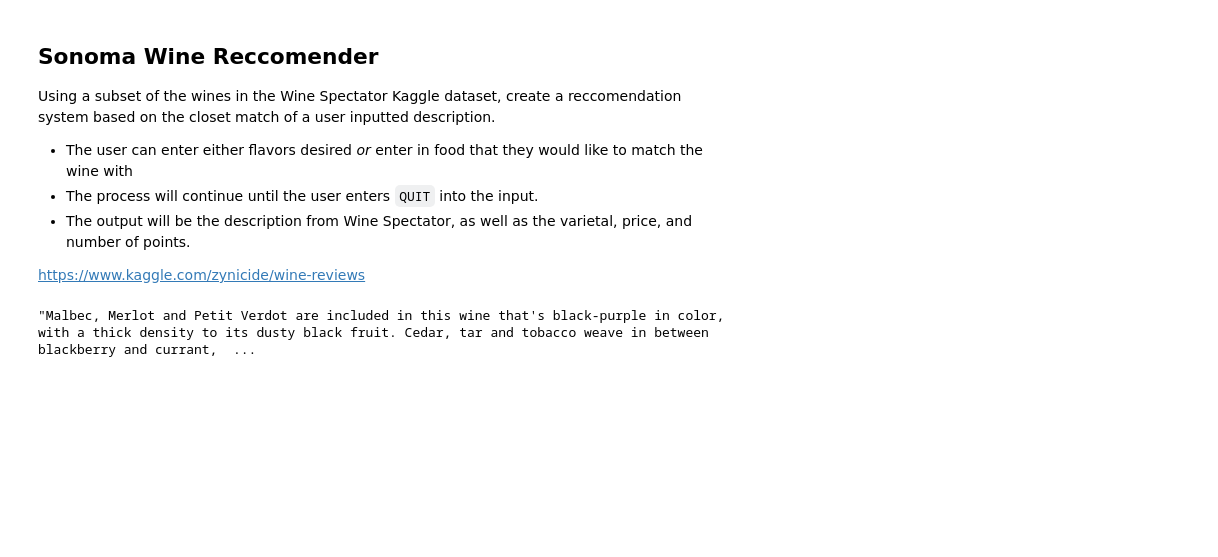
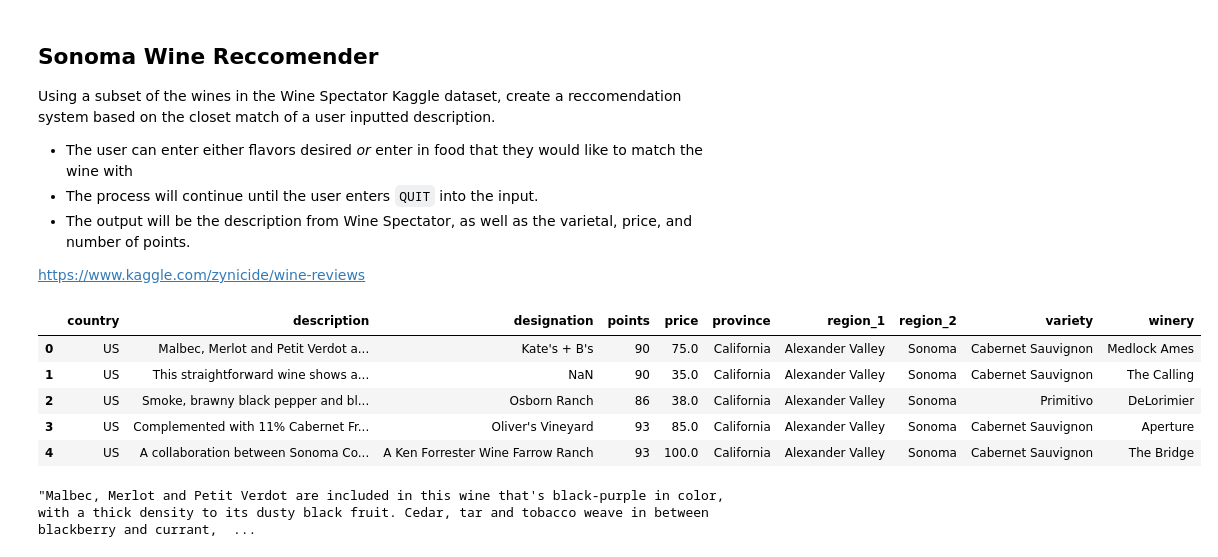
Before and after one commit to broepke/DATA110, a Jupyter notebook: Week 9/DATA110-Week9-ExtraCredit-broepke.ipynb, the cells around one changed output. Saved outputs shown, nothing was run; the diff lists cells and outputs as text; code cells hidden in the pictures; blank space fills up the shorter version.

```diff
--- a/Week 9/DATA110-Week9-ExtraCredit-broepke.ipynb
+++ b/Week 9/DATA110-Week9-ExtraCredit-broepke.ipynb
@@ -30,6 +30,15 @@ Using a subset of the wines in the Wine Spectator Kaggle dataset, create a recco
 https://www.kaggle.com/zynicide/wine-reviews
 # %%
 wine_df = pd.read_csv('wine.csv')
+# %%
+wine_df.head()
+# %% [output]
+|  | country | description | designation | points | price | province | region_1 | region_2 | variety | winery |
+| 0 | US | Malbec, Merlot and Petit Verdot a... | Kate's + B's | 90 | 75.0 | California | Alexander Valley | Sonoma | Cabernet Sauvignon | Medlock Ames |
+| 1 | US | This straightforward wine shows a... | NaN | 90 | 35.0 | California | Alexander Valley | Sonoma | Cabernet Sauvignon | The Calling |
+| 2 | US | Smoke, brawny black pepper and bl... | Osborn Ranch | 86 | 38.0 | California | Alexander Valley | Sonoma | Primitivo | DeLorimier |
+| 3 | US | Complemented with 11% Cabernet Fr... | Oliver's Vineyard | 93 | 85.0 | California | Alexander Valley | Sonoma | Cabernet Sauvignon | Aperture |
+| 4 | US | A collaboration between Sonoma Co... | A Ken Forrester Wine Farrow Ranch | 93 | 100.0 | California | Alexander Valley | Sonoma | Cabernet Sauvignon | The Bridge |
 # %%
 wine = list(wine_df['description'].values)
 wine[0]
```
Also changed, not shown: 1 other file.
